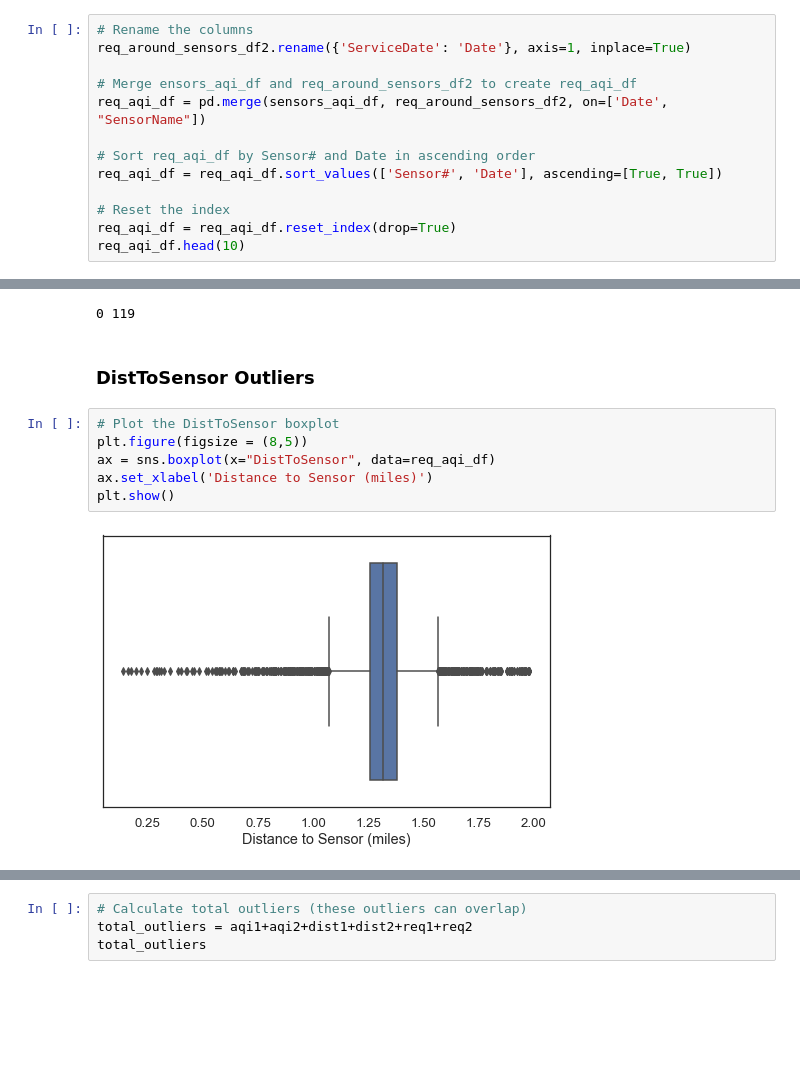
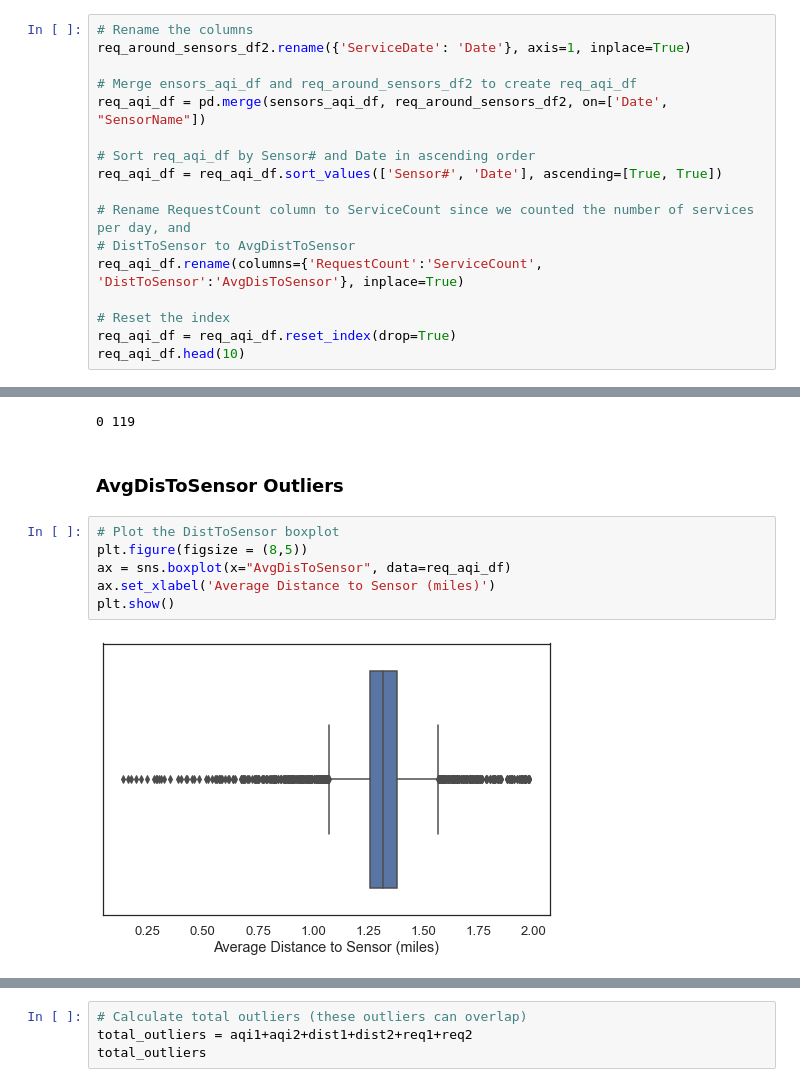
Before and after one commit to susanklm/Investigate_relationship_between_air_quality_data_and_311_requests, a Jupyter notebook: finding_corelation_part_c.ipynb, the cells around one changed output, grey strips where cells are left out. Cells and saved outputs as stored; diff of their text form; blank space fills up the shorter version.

```diff
--- a/finding_corelation_part_c.ipynb
+++ b/finding_corelation_part_c.ipynb
@@ -235,6 +246,10 @@ req_aqi_df = pd.merge(sensors_aqi_df, req_around_sensors_df2, on=['Date', "Senso
 # Sort req_aqi_df by Sensor# and Date in ascending order
 req_aqi_df = req_aqi_df.sort_values(['Sensor#', 'Date'], ascending=[True, True])
 
+# Rename RequestCount column to ServiceCount since we counted the number of services per day, and
+# DistToSensor to AvgDistToSensor
+req_aqi_df.rename(columns={'RequestCount':'ServiceCount', 'DistToSensor':'AvgDisToSensor'}, inplace=True)
+
 # Reset the index
 req_aqi_df = req_aqi_df.reset_index(drop=True)
 req_aqi_df.head(10)
@@ -458,13 +483,13 @@ print(aqi1, aqi2)
 # %% [output]
 0 119
 # %% [markdown]
-<h3>DistToSensor Outliers</h3>
+<h3>AvgDisToSensor Outliers</h3>
 # %%
 # Plot the DistToSensor boxplot
 plt.figure(figsize = (8,5))
-ax = sns.boxplot(x="DistToSensor", data=req_aqi_df)
-ax.set_xlabel('Distance to Sensor (miles)')
+ax = sns.boxplot(x="AvgDisToSensor", data=req_aqi_df)
+ax.set_xlabel('Average Distance to Sensor (miles)')
 plt.show()
 # %% [output]
-[figure, old version]
+[figure, new version]
 # %%
```
Also changed, not shown: parts of 27 cells of this notebook, 20 other files.
